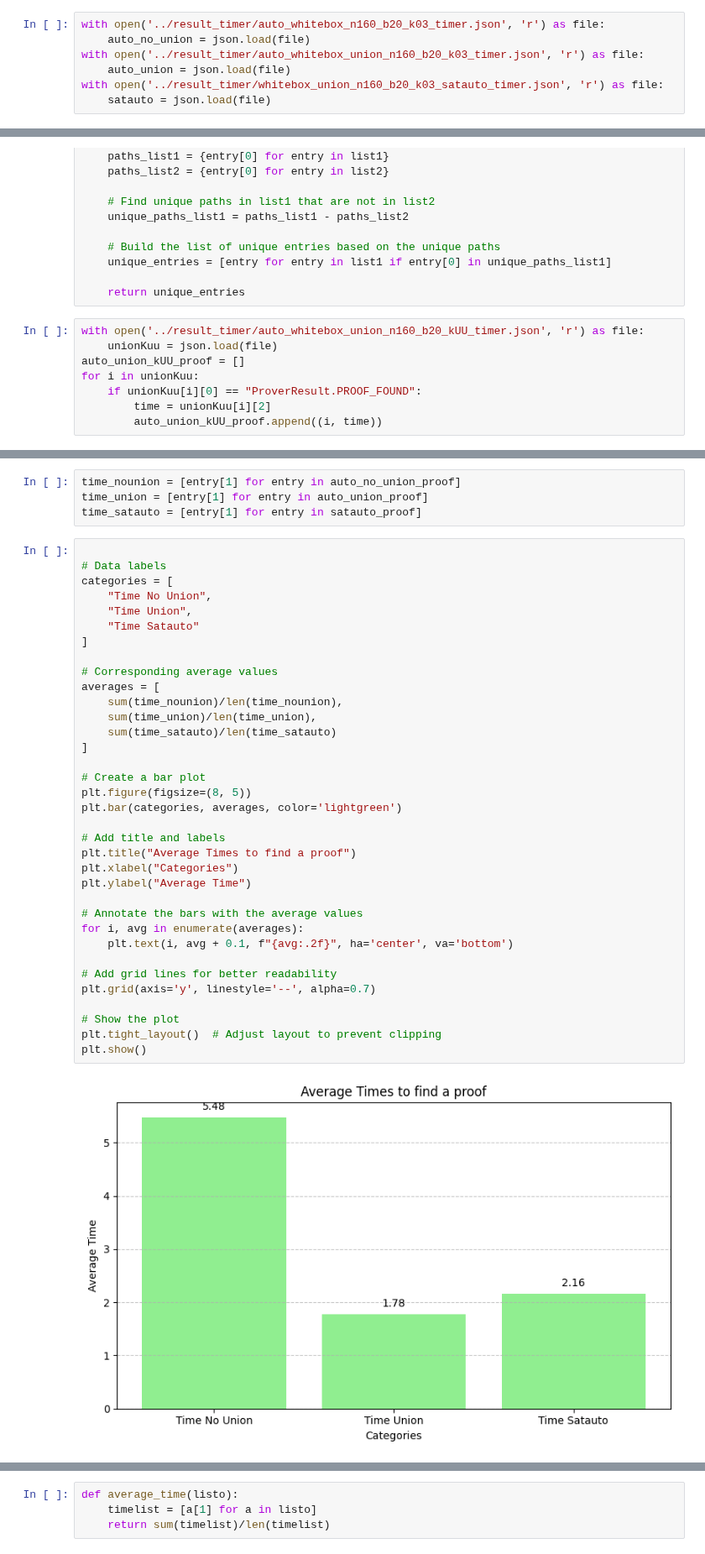
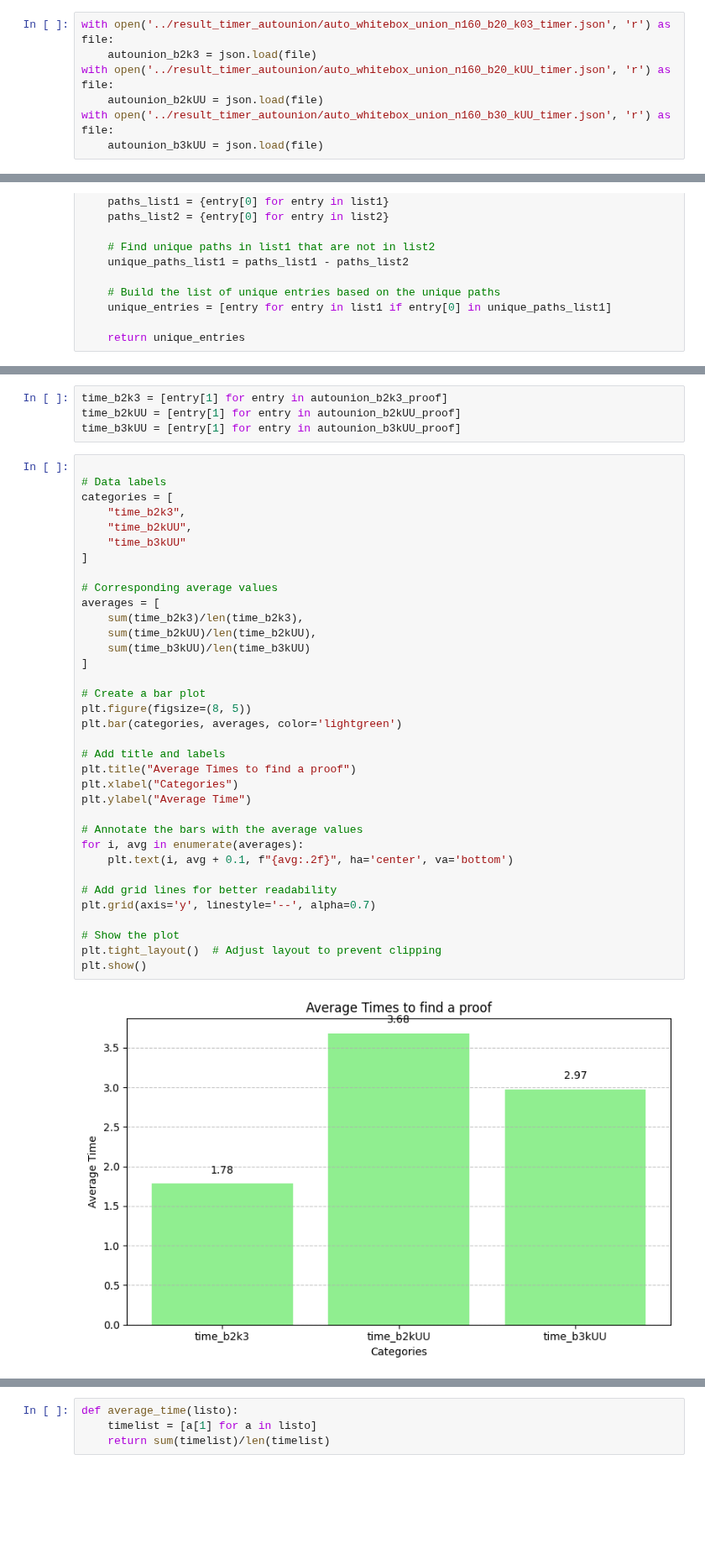
Before and after one commit to BigTeddyRush/further-work-of-seven, a Jupyter notebook: evaluation/evaluation_timer_autounion.ipynb, the cells around one changed output, grey strips where cells are left out. Shown at 84% size. Cells and saved outputs as stored; diff of their text form; blank space fills up the shorter version.

```diff
--- a/evaluation/evaluation_timer_autounion.ipynb
+++ b/evaluation/evaluation_timer_autounion.ipynb
@@ -193,9 +193,9 @@ Titel:
 
 Hypthese: durch semantische Nähe geben wir was rein, was E so nicht wissen kann.
 # %%
-with open('../result_timer/auto_whitebox_n160_b20_k03_timer.json', 'r') as file:
-    auto_no_union = json.load(file)
-with open('../result_timer/auto_whitebox_union_n160_b20_k03_timer.json', 'r') as file:
-    auto_union = json.load(file)
-with open('../result_timer/whitebox_union_n160_b20_k03_satauto_timer.json', 'r') as file:
-    satauto = json.load(file)
+with open('../result_timer_autounion/auto_whitebox_union_n160_b20_k03_timer.json', 'r') as file:
+    autounion_b2k3 = json.load(file)
+with open('../result_timer_autounion/auto_whitebox_union_n160_b20_kUU_timer.json', 'r') as file:
+    autounion_b2kUU = json.load(file)
+with open('../result_timer_autounion/auto_whitebox_union_n160_b30_kUU_timer.json', 'r') as file:
+    autounion_b3kUU = json.load(file)
@@ -240,11 +246,3 @@ def find_diff_entries(list1, list2):
     unique_entries = [entry for entry in list1 if entry[0] in unique_paths_list1]
 
     return unique_entries
-# %%
-with open('../result_timer/auto_whitebox_union_n160_b20_kUU_timer.json', 'r') as file:
-    unionKuu = json.load(file)
-auto_union_kUU_proof = []
-for i in unionKuu:
-    if unionKuu[i][0] == "ProverResult.PROOF_FOUND":
-        time = unionKuu[i][2]
-        auto_union_kUU_proof.append((i, time))
@@ -316,41 +292,41 @@ print(len(satauto_proof))
 # %%
-time_nounion = [entry[1] for entry in auto_no_union_proof]
-time_union = [entry[1] for entry in auto_union_proof]
-time_satauto = [entry[1] for entry in satauto_proof]
+time_b2k3 = [entry[1] for entry in autounion_b2k3_proof]
+time_b2kUU = [entry[1] for entry in autounion_b2kUU_proof]
+time_b3kUU = [entry[1] for entry in autounion_b3kUU_proof]
 # %%
 
 # Data labels
 categories = [
-    "Time No Union",
-    "Time Union",
-    "Time Satauto"
+    "time_b2k3",
+    "time_b2kUU",
+    "time_b3kUU"
 ]
 
 # Corresponding average values
 averages = [
-    sum(time_nounion)/len(time_nounion),
-    sum(time_union)/len(time_union),
-    sum(time_satauto)/len(time_satauto)
+    sum(time_b2k3)/len(time_b2k3),
+    sum(time_b2kUU)/len(time_b2kUU),
+    sum(time_b3kUU)/len(time_b3kUU)
 ]
 
 # Create a bar plot
 plt.figure(figsize=(8, 5))
 plt.bar(categories, averages, color='lightgreen')
 
 # Add title and labels
 plt.title("Average Times to find a proof")
 plt.xlabel("Categories")
 plt.ylabel("Average Time")
 
 # Annotate the bars with the average values
 for i, avg in enumerate(averages):
     plt.text(i, avg + 0.1, f"{avg:.2f}", ha='center', va='bottom')
 
 # Add grid lines for better readability
 plt.grid(axis='y', linestyle='--', alpha=0.7)
 
 # Show the plot
 plt.tight_layout()  # Adjust layout to prevent clipping
 plt.show()
 # %% [output]
-[figure, old version]
+[figure, new version]
```
Also changed, not shown: parts of 23 cells of this notebook, 2 other files.
